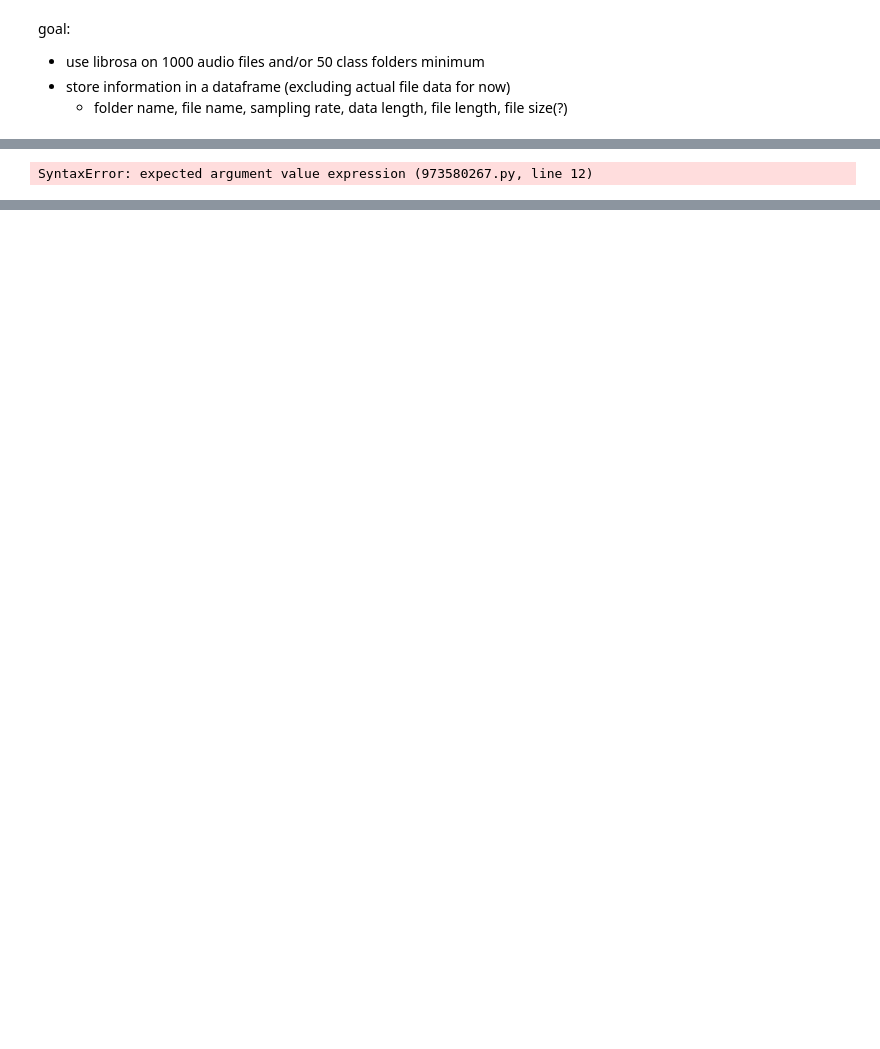
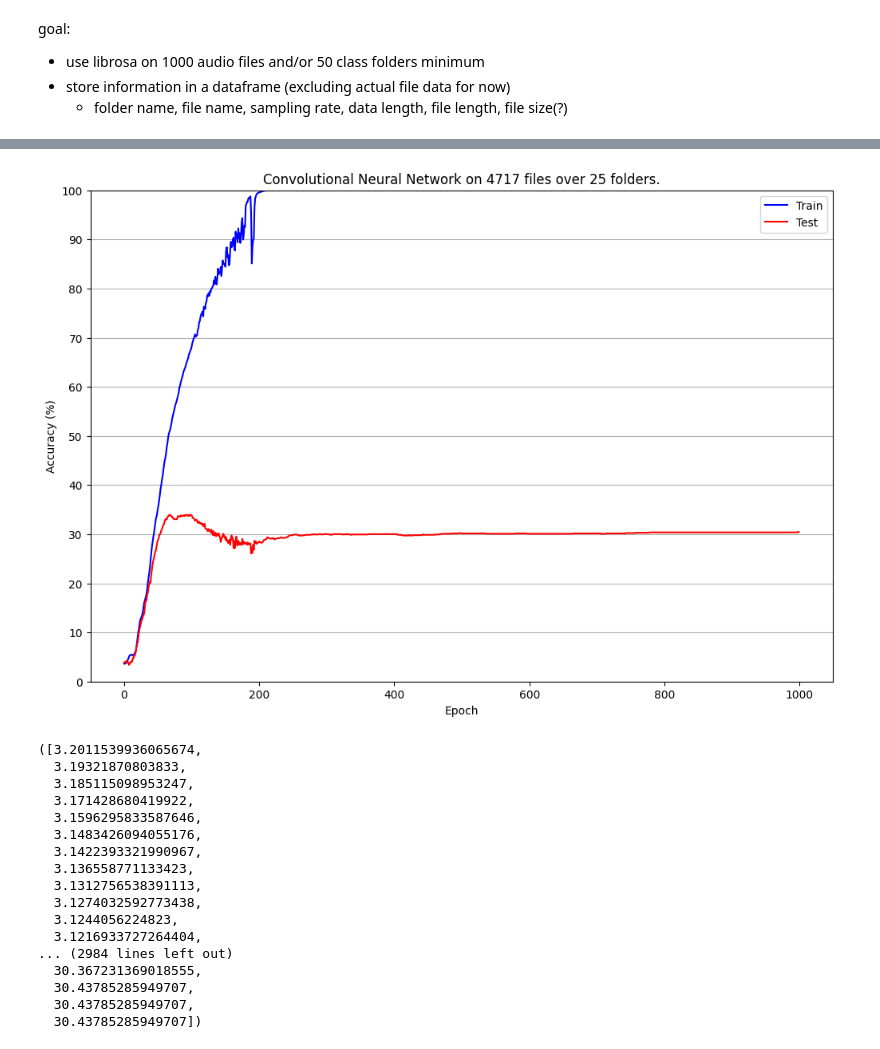
Before and after one commit to spearmintage/final-project, a Jupyter notebook: code/deeper_audio_test.ipynb, the cells around one changed output, grey strips where cells are left out. Cells and saved outputs as stored; diff of their text form; code cells hidden in the pictures; blank space fills up the shorter version.

Commit message:
completed deeper audio test, with results from different hyperparameters

```diff
--- a/code/deeper_audio_test.ipynb
+++ b/code/deeper_audio_test.ipynb
@@ -22 +25,4 @@ from IPython.display import Audio
 from math import floor
+# %%
+device = torch.device("cuda" if torch.cuda.is_available() else "cpu")
+device
@@ -162,22 +183,2 @@ TypeError: array() missing required argument 'object' (pos 0)
-# %%
-# create machine learning model.
-
-total_output_classes = len(folder_df["folder"].unique())
-
-class TestModel(nn.Module):
-    def __init__(self):
-        super().__init__()
-        # define layers here
-        self.conv1 = nn.Conv2d(in_channels=1, out_channels=1, kernel_size=(3, 3))
-        self.act1 = nn.ReLU()
-
-        self.output = nn.Linear(in_features=, out_features=total_output_classes)
-
-    def forward(self, x):
-        # define calculations here
-
-        # 128x126 -> 64x63 -> 32x31 -> 16x15 -> 8x7 -> 4x3 -> 2x1
-
-        return x
-# %% [output]
-SyntaxError: expected argument value expression (973580267.py, line 12)
+# %%
+x_train, x_test, y_train, y_test = train_test_split(x, y, shuffle=True, test_size=0.3, random_state=1368)
@@ -183,0 +294,21 @@ SyntaxError: expected argument value expression (973580267.py, line 12)
+# %%
+# to avoid extreme overfitting:
+# - dropout rate between 0.2-0.5 seems good
+# - learning rate around 0.001 provides best training rate without overfitting
+# - train in larger batches, 64 upwards seems good
+# - most seem to plateau around 200 epochs, maybe reduce to reduce total training time
+
+epochs = 1000
+batch_size = 64
+dropout_rate = 0.5
+learning_rate = 0.001
+momentum = 0
+
+model = TestModel(input_shape=x.shape, dropout_rate=dropout_rate)
+model = model.to(device)
+loss_fn = nn.CrossEntropyLoss() # since we are classifying.
+loss_fn = loss_fn.to(device)
+optimizer = torch.optim.SGD(params=model.parameters(), lr=learning_rate, momentum=momentum)
+
+train_model(model, loss_fn, optimizer, epochs, batch_size)
+# %% [output]
@@ -183,0 +332,18 @@ SyntaxError: expected argument value expression (973580267.py, line 12)
+[figure, added]
+([3.2011539936065674,
+  3.19321870803833,
+  3.185115098953247,
+  3.171428680419922,
+  3.1596295833587646,
+  3.1483426094055176,
+  3.1422393321990967,
+  3.136558771133423,
+  3.1312756538391113,
+  3.1274032592773438,
+  3.1244056224823,
+  3.1216933727264404,
+... (2984 lines left out)
+  30.367231369018555,
+  30.43785285949707,
+  30.43785285949707,
+  30.43785285949707])
```
Also changed, not shown: parts of 14 cells of this notebook, 2 other files.
